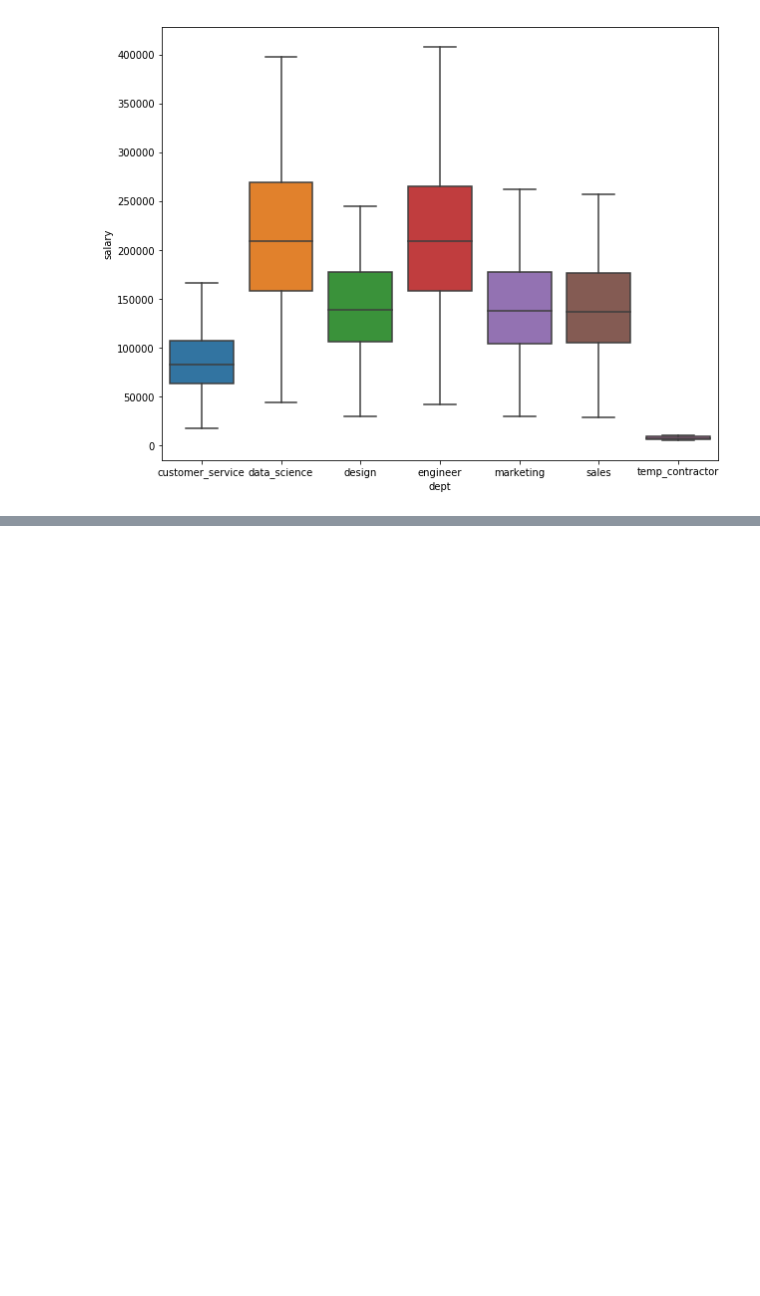
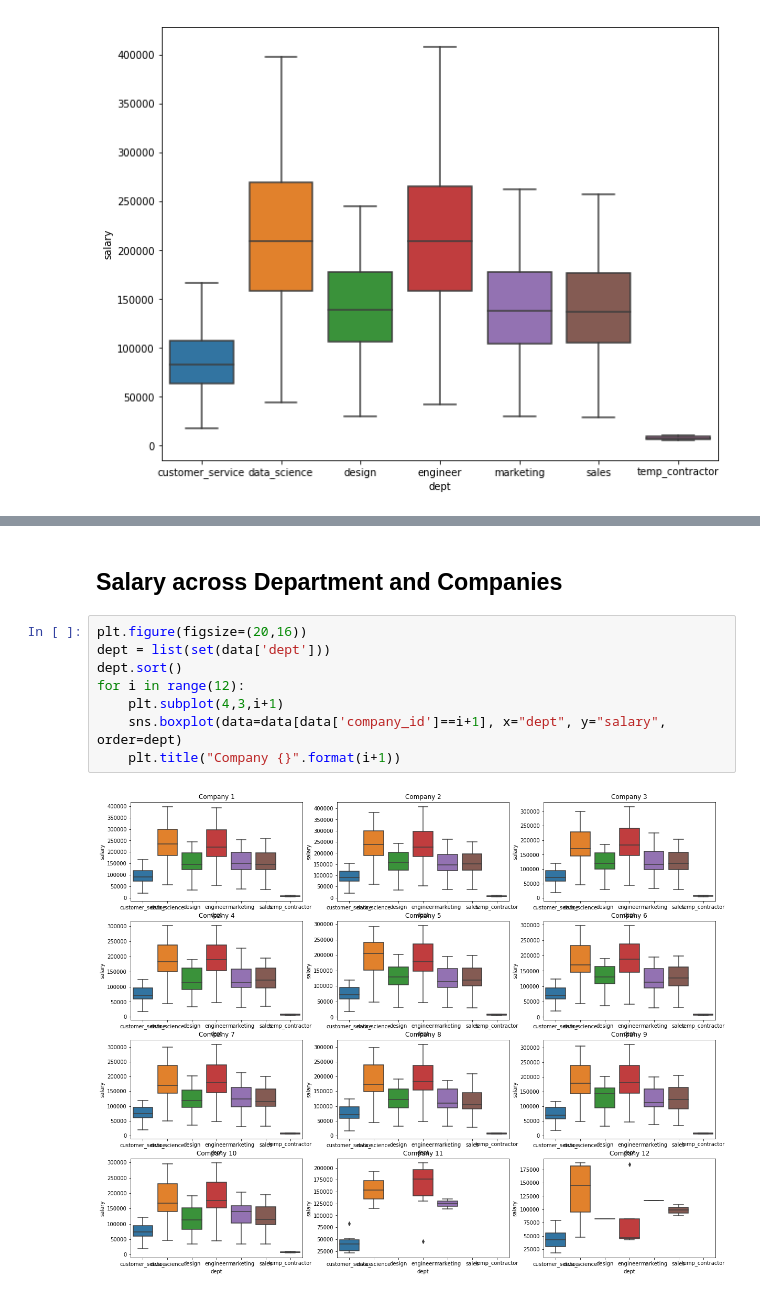
Before and after one commit to Chowcow/Datascience-AI, a Jupyter notebook: Employee Turnover Models.ipynb, the cells around one changed output, grey strips where cells are left out. Saved outputs shown, nothing was run; the diff lists cells and outputs as text; blank space fills up the shorter version.

```diff
--- a/Employee Turnover Models.ipynb
+++ b/Employee Turnover Models.ipynb
@@ -88,0 +97,12 @@ list
+# %% [markdown]
+## Salary across Department and Companies
+# %%
+plt.figure(figsize=(20,16))
+dept = list(set(data['dept']))
+dept.sort()
+for i in range(12):
+    plt.subplot(4,3,i+1)
+    sns.boxplot(data=data[data['company_id']==i+1], x="dept", y="salary", order=dept)
+    plt.title("Company {}".format(i+1))
+# %% [output]
+[figure, added]
```
Also changed, not shown: parts of 9 cells of this notebook.
